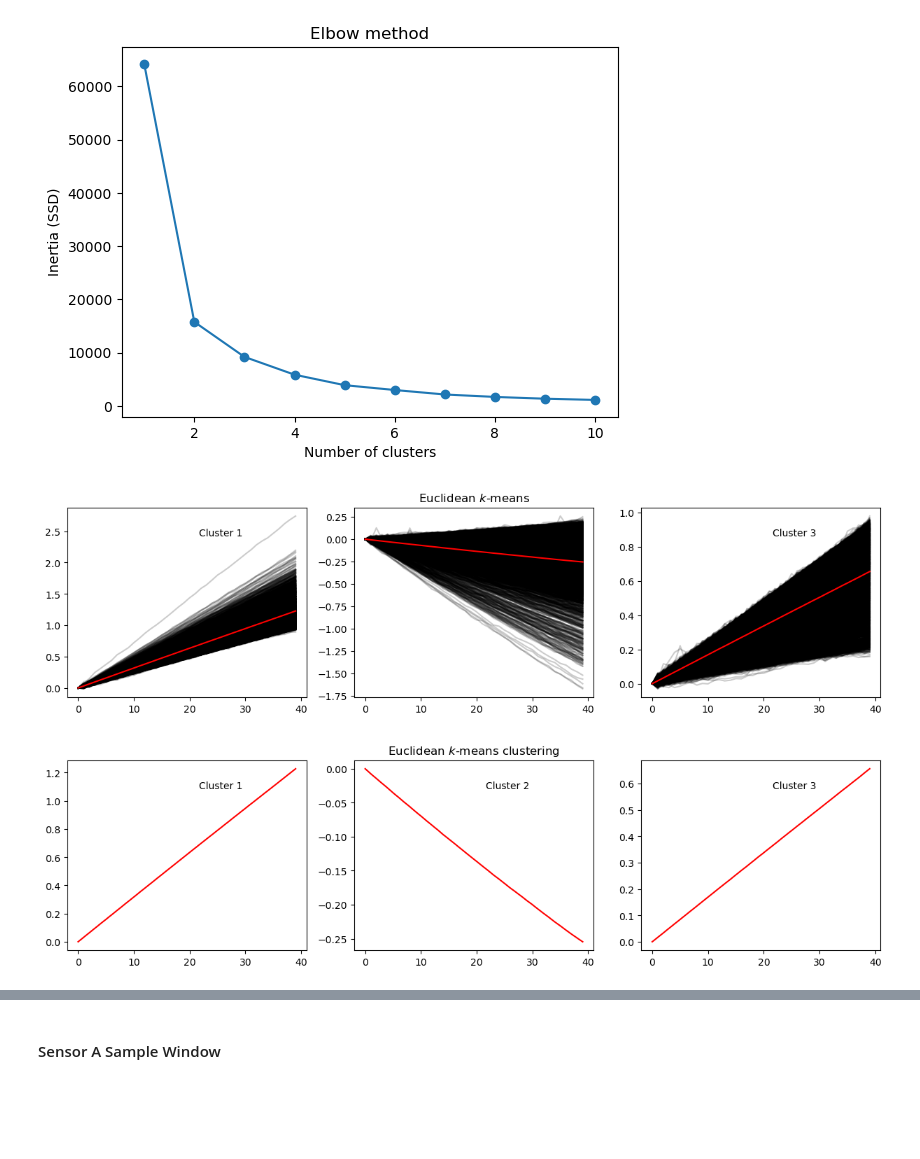
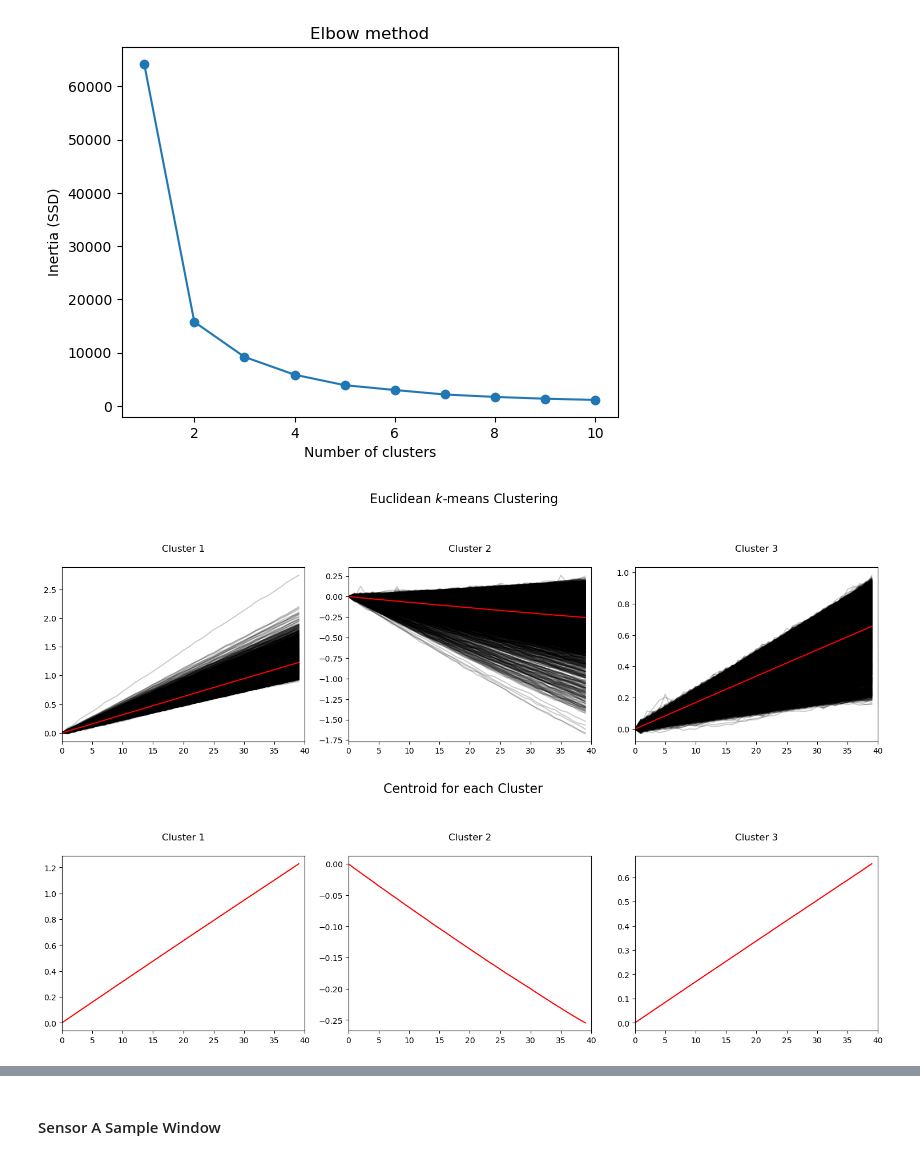
Before and after one commit to dejaytang/Capstone_Siemens, a Jupyter notebook: Coding/Jessie/Siemens_data_clustering_JW.ipynb, the cells around one changed output, grey strips where cells are left out. Saved outputs shown, nothing was run; the diff lists cells and outputs as text; code cells hidden in the pictures; blank space fills up the shorter version.

Commit message:
create functionfor better visualization of clusters

```diff
--- a/Coding/Jessie/Siemens_data_clustering_JW.ipynb
+++ b/Coding/Jessie/Siemens_data_clustering_JW.ipynb
@@ -473,6 +473,37 @@ A_cal_window_zero = A_cal_window.iloc[:, 1:].sub(A_cal_window.iloc[:, 1], axis=0
 A_sample_window_zero = A_sample_window.iloc[:, 1:].sub(A_sample_window.iloc[:, 1], axis=0)
 B_cal_window_zero = B_cal_window.iloc[:, 1:].sub(B_cal_window.iloc[:, 1], axis=0)
 B_sample_window_zero = B_sample_window.iloc[:, 1:].sub(B_sample_window.iloc[:, 1], axis=0)
+# %%
+import matplotlib.pyplot as plt
+
+# Kmeans Clustering Plots
+def plot_clusters(window_zero, y_pred, model_euclidean, n_clusters):
+    # Determine the maximum x value
+    max_x_value = window_zero.shape[1]
+
+    # Plotting individual curves with cluster centers
+    plt.figure(figsize=(15, 12))
+    for yi in range(n_clusters):
+        plt.subplot(3, 3, yi + 1)
+        for index, row in window_zero[y_pred == yi].iterrows():
+            plt.plot(row.ravel(), "k-", alpha=.2)
+        plt.plot(model_euclidean.cluster_centers_[yi].ravel(), "r-")
+        plt.title('Cluster %d' % (yi + 1), pad=20)
+        plt.xlim(0, max_x_value)
+        if yi == 1:
+            plt.suptitle("Euclidean $k$-means Clustering", fontsize=16)
+    plt.tight_layout(rect=[0, 0.03, 1, 0.95])  # Adjust layout to fit the suptitle
+
+    # Plotting only cluster centers
+    plt.figure(figsize=(15, 12))
+    for yi in range(n_clusters):
+        plt.subplot(3, 3, yi + 1)
+        plt.plot(model_euclidean.cluster_centers_[yi].ravel(), "r-")
+        plt.title('Cluster %d' % (yi + 1), pad=20)
+        plt.xlim(0, max_x_value)
+        if yi == 1:
+            plt.suptitle("Centroid for each Cluster", fontsize=16)
+    plt.tight_layout(rect=[0, 0.03, 1, 0.95])  # Adjust layout to fit the suptitle
 # %% [markdown]
 #### Sensor A Calibration Window
 # %%
@@ -494,30 +525,11 @@ plt.show()
 n_clusters = 3
 model_euclidean = KMeans(n_clusters=n_clusters, random_state=0, max_iter=10)
 y_pred = model_euclidean.fit_predict(A_cal_window_zero)
-# %%
-# Plotting
-plt.figure(figsize=(15, 12))
-for yi in range(n_clusters):
-    plt.subplot(3, 3, yi + 1)
-    for index, row in A_cal_window_zero[y_pred == yi].iterrows():
-        plt.plot(row.ravel(), "k-", alpha=.2)
-    plt.plot(model_euclidean.cluster_centers_[yi].ravel(), "r-")
-    plt.text(0.55, 0.85,'Cluster %d' % (yi + 1),
-             transform=plt.gca().transAxes)
-    if yi == 1:
-        plt.title("Euclidean $k$-means")
-
-plt.figure(figsize=(15, 12))
-for yi in range(n_clusters):
-    plt.subplot(3, 3, yi + 1)
-    plt.plot(model_euclidean.cluster_centers_[yi].ravel(), "r-")
-    plt.text(0.55, 0.85,'Cluster %d' % (yi + 1),
-             transform=plt.gca().transAxes)
-    if yi == 1:
-        plt.title("Euclidean $k$-means clustering")
-# %% [output]
-[figure, removed]
-[figure, removed]
+# %%
+plot_clusters(A_cal_window_zero, y_pred, model_euclidean, n_clusters)
+# %% [output]
+[figure, added]
+[figure, added]
 # %%
 # Define a function to plot the distribution of clusters
 def plot_sensor_data(window_value, y_pred):
```
Also changed, not shown: parts of 7 cells of this notebook.
